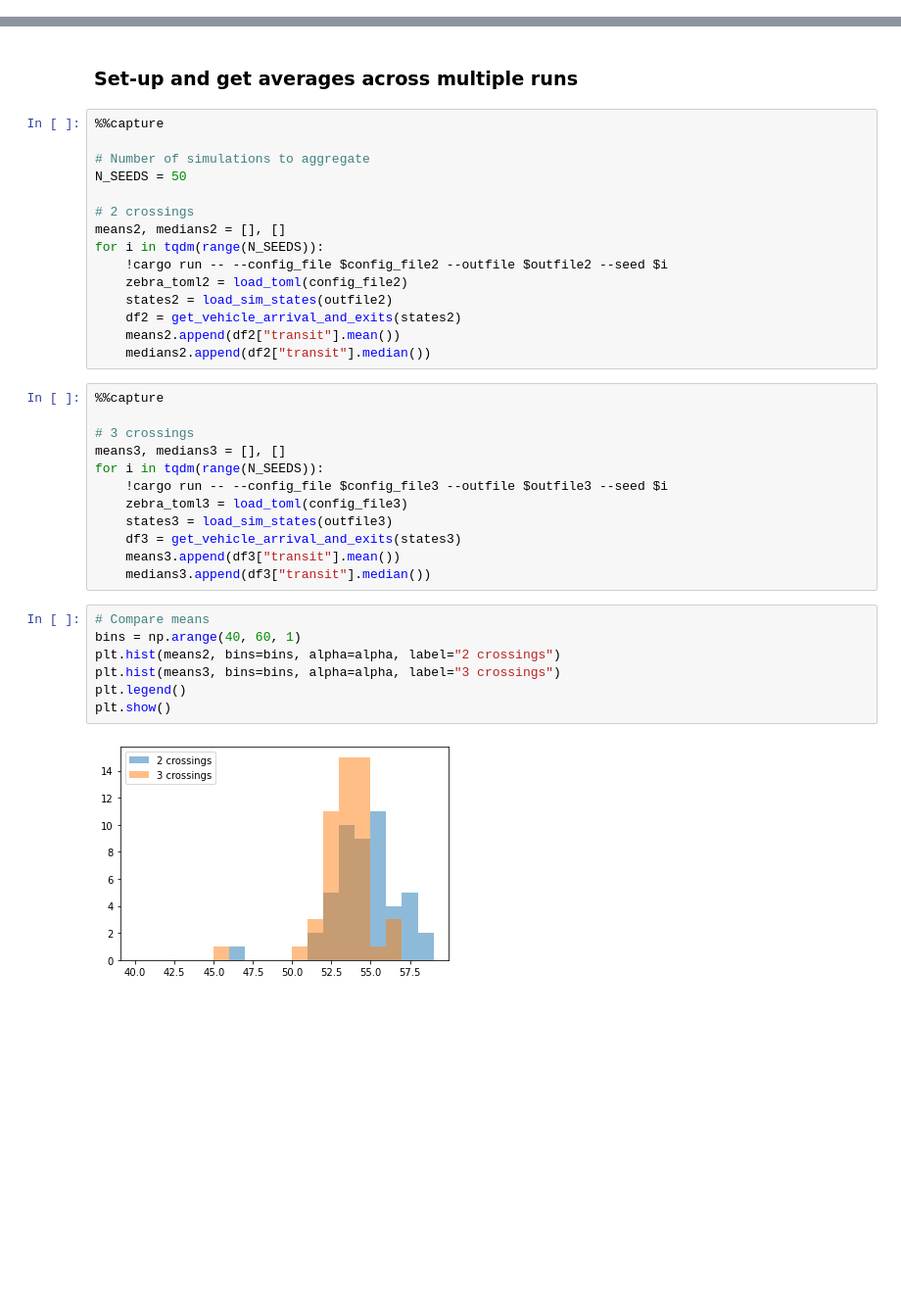
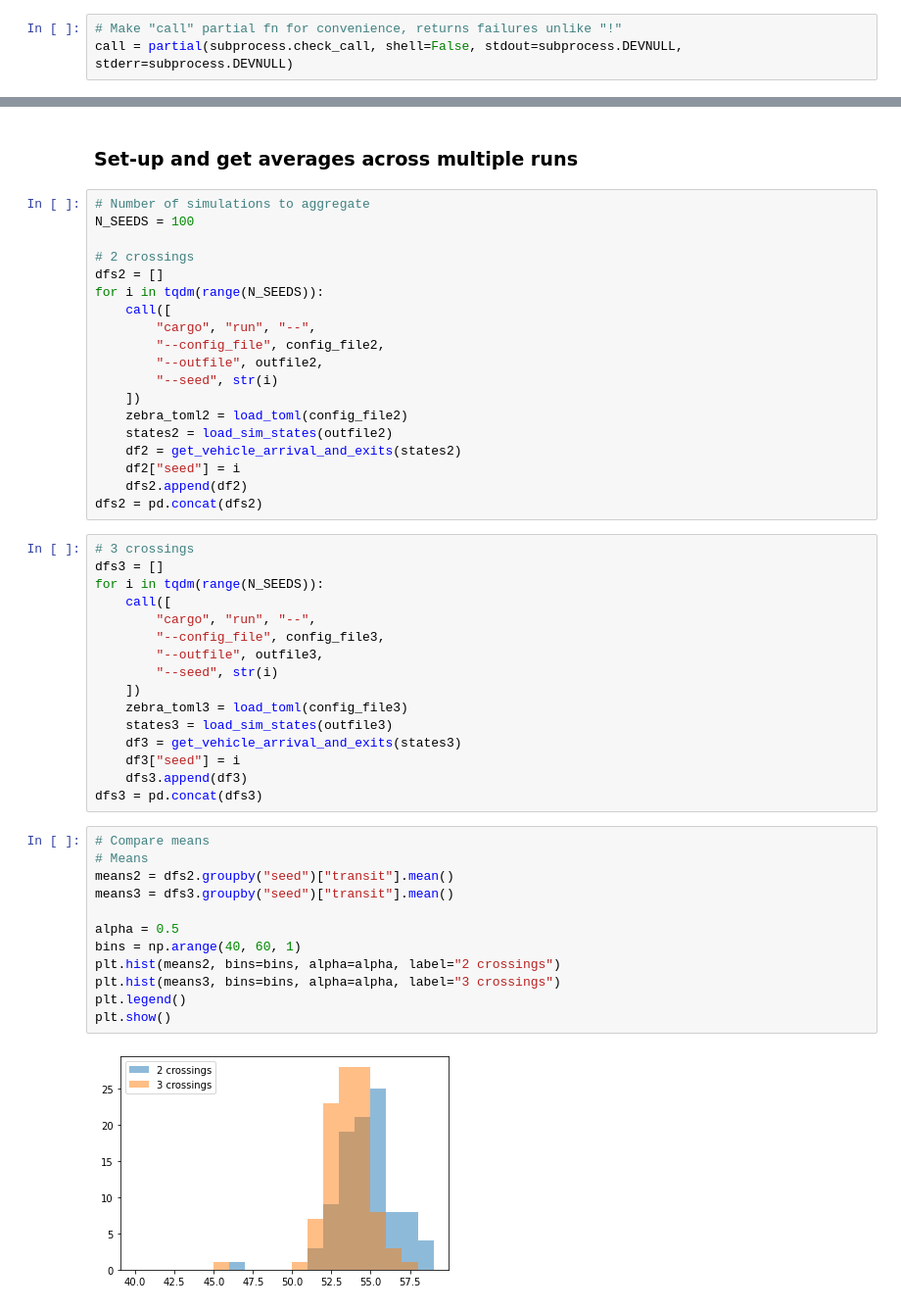
Before and after one commit to alan-turing-institute/zebra, a Jupyter notebook: analysis/analyse_results.ipynb, the cells around one changed output, grey strips where cells are left out. Shown at 98% size. Drawn from its saved outputs; the diff is of its cells as text; blank space fills up the shorter version.

```diff
--- a/analysis/analyse_results.ipynb
+++ b/analysis/analyse_results.ipynb
@@ -58,4 +60,7 @@ vehicle_arrival_rate = 0.2
 pedestrian_arrival_rate = 0.1
 # %% [output]
 Overwriting zebra_config_3crossings.toml
+# %%
+# Make "call" partial fn for convenience, returns failures unlike "!"
+call = partial(subprocess.check_call, shell=False, stdout=subprocess.DEVNULL, stderr=subprocess.DEVNULL)
 # %%
@@ -106,41 +117,54 @@ plt.close()
 # %% [markdown]
 ### Set-up and get averages across multiple runs
 # %%
-%%capture
-
 # Number of simulations to aggregate
-N_SEEDS = 50
+N_SEEDS = 100
 
 # 2 crossings
-means2, medians2 = [], []
+dfs2 = []
 for i in tqdm(range(N_SEEDS)):
-    !cargo run -- --config_file $config_file2 --outfile $outfile2 --seed $i
+    call([
+        "cargo", "run", "--",
+        "--config_file", config_file2,
+        "--outfile", outfile2,
+        "--seed", str(i)
+    ])
     zebra_toml2 = load_toml(config_file2)
     states2 = load_sim_states(outfile2)
     df2 = get_vehicle_arrival_and_exits(states2)
-    means2.append(df2["transit"].mean())
-    medians2.append(df2["transit"].median())
+    df2["seed"] = i
+    dfs2.append(df2)
+dfs2 = pd.concat(dfs2)
 # %%
-%%capture
-
 # 3 crossings
-means3, medians3 = [], []
+dfs3 = []
 for i in tqdm(range(N_SEEDS)):
-    !cargo run -- --config_file $config_file3 --outfile $outfile3 --seed $i
+    call([
+        "cargo", "run", "--",
+        "--config_file", config_file3,
+        "--outfile", outfile3,
+        "--seed", str(i)
+    ])
     zebra_toml3 = load_toml(config_file3)
     states3 = load_sim_states(outfile3)
     df3 = get_vehicle_arrival_and_exits(states3)
-    means3.append(df3["transit"].mean())
-    medians3.append(df3["transit"].median())
+    df3["seed"] = i
+    dfs3.append(df3)
+dfs3 = pd.concat(dfs3)
 # %%
 # Compare means
+# Means
+means2 = dfs2.groupby("seed")["transit"].mean()
+means3 = dfs3.groupby("seed")["transit"].mean()
+
+alpha = 0.5
 bins = np.arange(40, 60, 1)
 plt.hist(means2, bins=bins, alpha=alpha, label="2 crossings")
 plt.hist(means3, bins=bins, alpha=alpha, label="3 crossings")
 plt.legend()
 plt.show()
 # %% [output]
-[figure, old version]
+[figure, new version]
 # %%
 from scipy.stats import ttest_ind, mannwhitneyu
 
```
Also changed, not shown: parts of 9 cells of this notebook, 1 other file.
